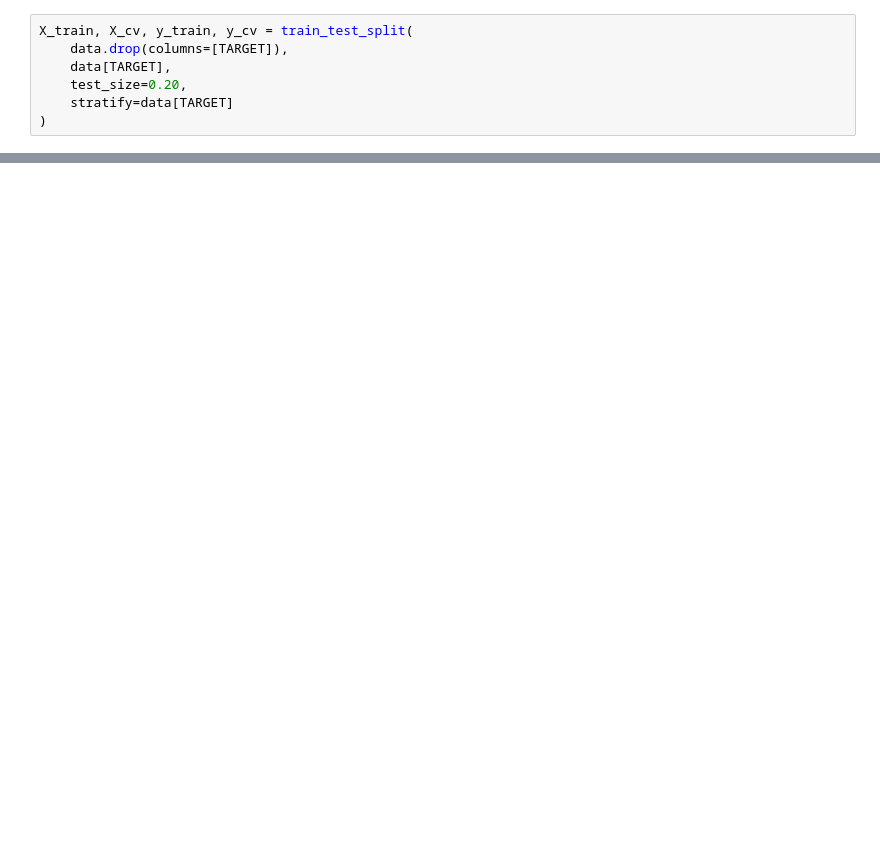
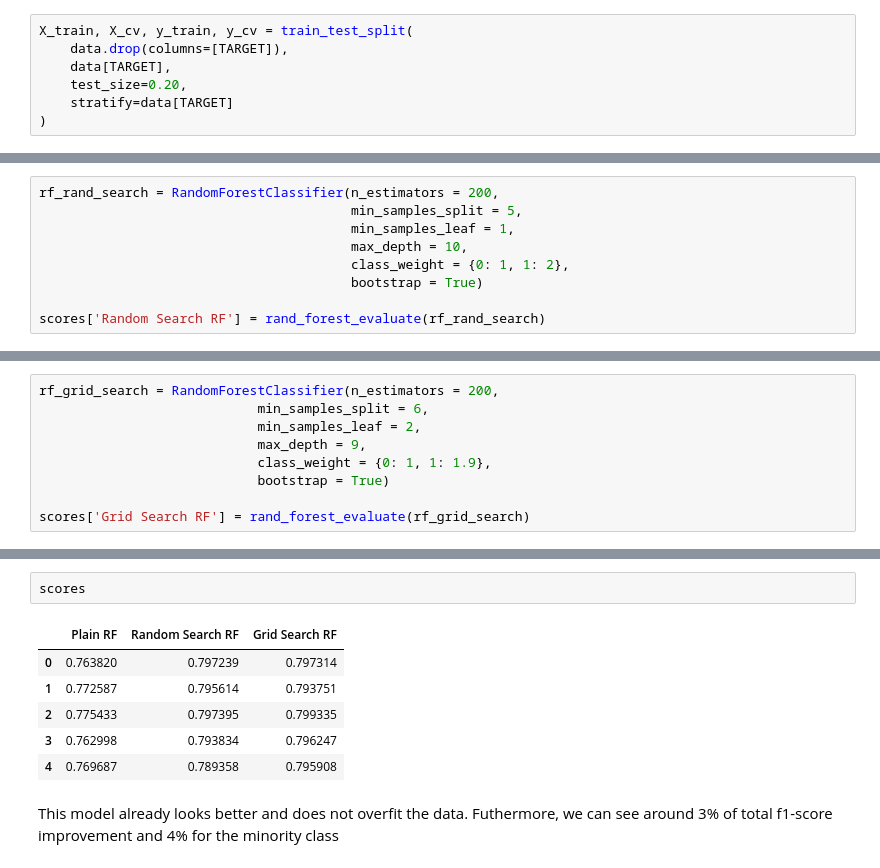
Before and after one commit to nadiia-duiunova/Adults_pet_project, a Jupyter notebook: RandomForestClassifier.ipynb, the cells around one changed output, grey strips where cells are left out. Cells and saved outputs as stored; diff of their text form; blank space fills up the shorter version.

Commit message:
Add random- and gridsearch to tune hyperparameters

```diff
--- a/RandomForestClassifier.ipynb
+++ b/RandomForestClassifier.ipynb
@@ -292,0 +370,9 @@ weighted avg       0.85      0.85      0.85      6030
+# %%
+rf_rand_search = RandomForestClassifier(n_estimators = 200,
+                                        min_samples_split = 5,
+                                        min_samples_leaf = 1,
+                                        max_depth = 10,
+                                        class_weight = {0: 1, 1: 2},
+                                        bootstrap = True)
+
+scores['Random Search RF'] = rand_forest_evaluate(rf_rand_search)
@@ -292,0 +458,9 @@ weighted avg       0.85      0.85      0.85      6030
+# %%
+rf_grid_search = RandomForestClassifier(n_estimators = 200,
+                            min_samples_split = 6,
+                            min_samples_leaf = 2,
+                            max_depth = 9,
+                            class_weight = {0: 1, 1: 1.9},
+                            bootstrap = True)
+
+scores['Grid Search RF'] = rand_forest_evaluate(rf_grid_search)
@@ -292,0 +488,11 @@ weighted avg       0.85      0.85      0.85      6030
+# %%
+scores
+# %% [output]
+|  | Plain RF | Random Search RF | Grid Search RF |
+| 0 | 0.763820 | 0.797239 | 0.797314 |
+| 1 | 0.772587 | 0.795614 | 0.793751 |
+| 2 | 0.775433 | 0.797395 | 0.799335 |
+| 3 | 0.762998 | 0.793834 | 0.796247 |
+| 4 | 0.769687 | 0.789358 | 0.795908 |
+# %% [markdown]
+This model already looks better and does not overfit the data. Futhermore, we can see  around 3% of total f1-score improvement and 4% for the minority class
```
Also changed, not shown: parts of 17 cells of this notebook.
